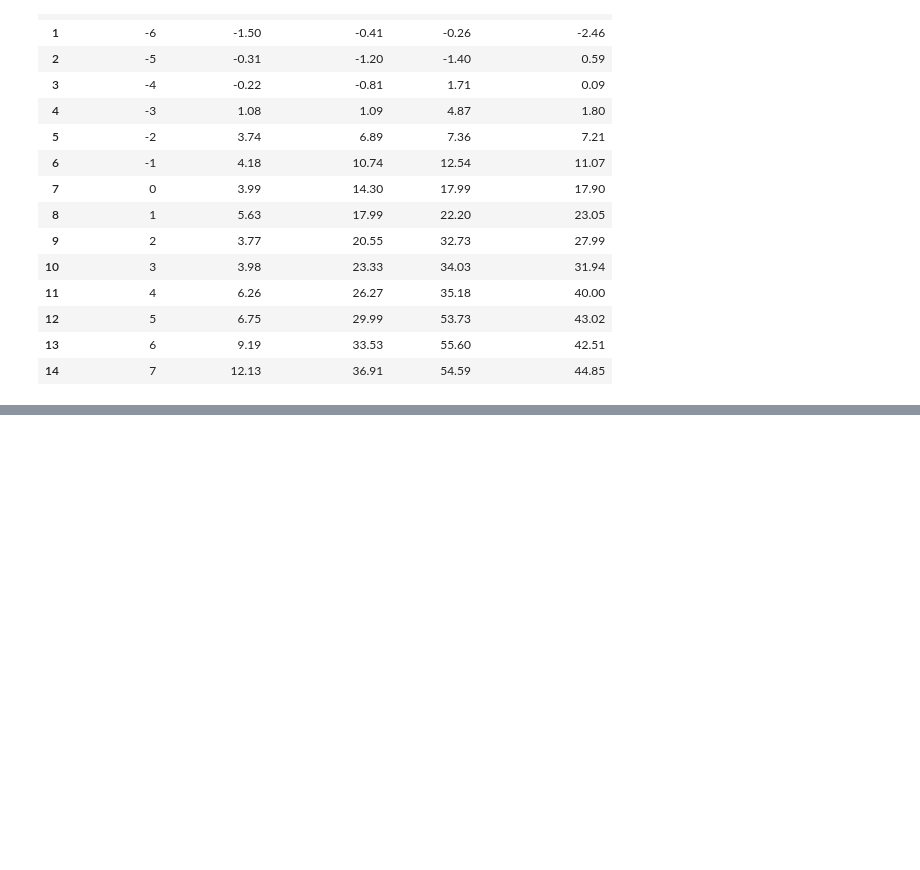
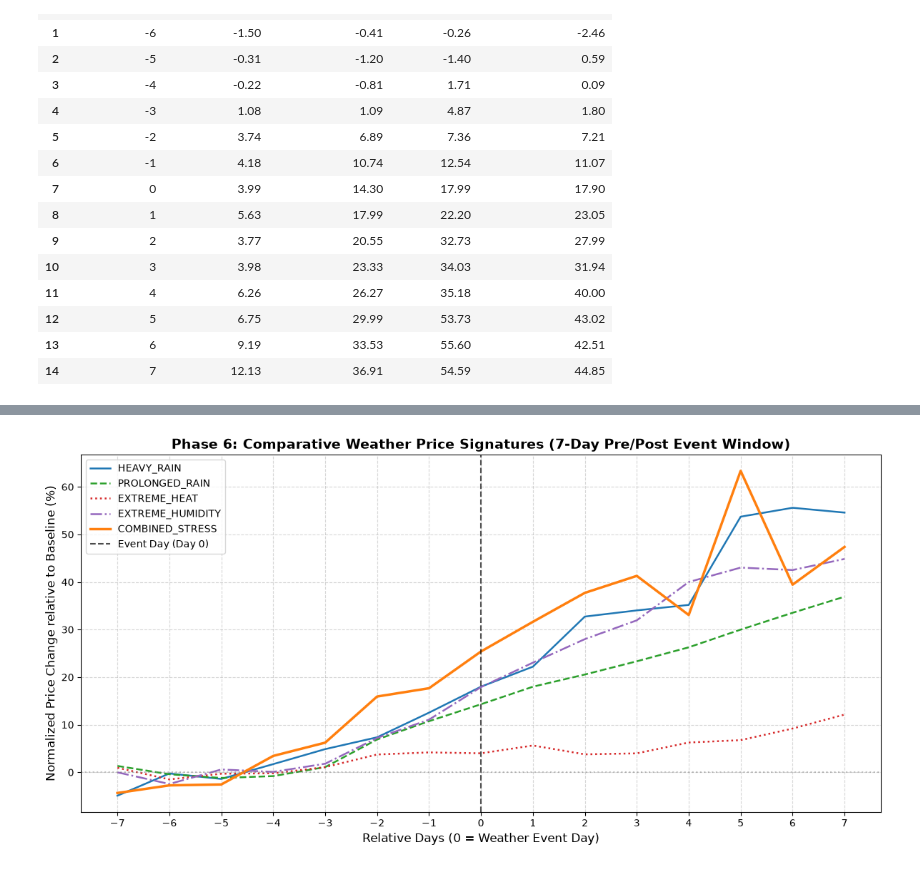
Before and after one commit to prateekP1906/mini-project-forticulture, a Jupyter notebook: build_master_data.ipynb, the cells around one changed output, grey strips where cells are left out. Cells and saved outputs as stored; diff of their text form; code cells hidden in the pictures; blank space fills up the shorter version.

Commit message:
feat: phase  7

```diff
--- a/build_master_data.ipynb
+++ b/build_master_data.ipynb
@@ -553,0 +632,53 @@ Success! Saved signature timeseries and metrics to CSVs.
+# %%
+# ==============================================================================
+# CELL 2: VISUALIZE COMPARATIVE WEATHER PRICE SIGNATURES
+# What is happening: We plot all 5 normalized weather signatures on a single
+# line chart to visually compare which weather events trigger price spikes.
+# ==============================================================================
+
+import matplotlib.pyplot as plt
+
+plt.figure(figsize=(12, 6))
+
+colors = {
+    'HEAVY_RAIN': '#1f77b4',       # Blue
+    'PROLONGED_RAIN': '#2ca02c',   # Green
+    'EXTREME_HEAT': '#d62728',     # Red
+    'EXTREME_HUMIDITY': '#9467bd', # Purple
+    'COMBINED_STRESS': '#ff7f0e'   # Orange
+}
+
+styles = {
+    'HEAVY_RAIN': '-',
+    'PROLONGED_RAIN': '--',
+    'EXTREME_HEAT': ':',
+    'EXTREME_HUMIDITY': '-.',
+    'COMBINED_STRESS': '-'
+}
+
+for et in event_types:
+    if et in sig_df.columns:
+        plt.plot(
+            sig_df['RELATIVE_DAY'],
+            sig_df[et],
+            label=et,
+            color=colors[et],
+            linestyle=styles[et],
+            linewidth=2.5 if et == 'COMBINED_STRESS' else 1.8
+        )
+
+plt.axvline(x=0, color='black', linestyle='--', alpha=0.7, label='Event Day (Day 0)')
+plt.axhline(y=0, color='gray', linestyle=':', alpha=0.5)
+
+plt.title("Phase 6: Comparative Weather Price Signatures (7-Day Pre/Post Event Window)", fontsize=14, fontweight='bold')
+plt.xlabel("Relative Days (0 = Weather Event Day)", fontsize=12)
+plt.ylabel("Normalized Price Change relative to Baseline (%)", fontsize=12)
+plt.xticks(range(-7, 8))
+plt.grid(True, linestyle='--', alpha=0.5)
+plt.legend(loc='upper left', fontsize=10)
+plt.tight_layout()
+
+# Display plot in Jupyter
+plt.show()
+# %% [output]
+[figure, added]
```
Also changed, not shown: parts of 7 cells of this notebook, 2 other files.
